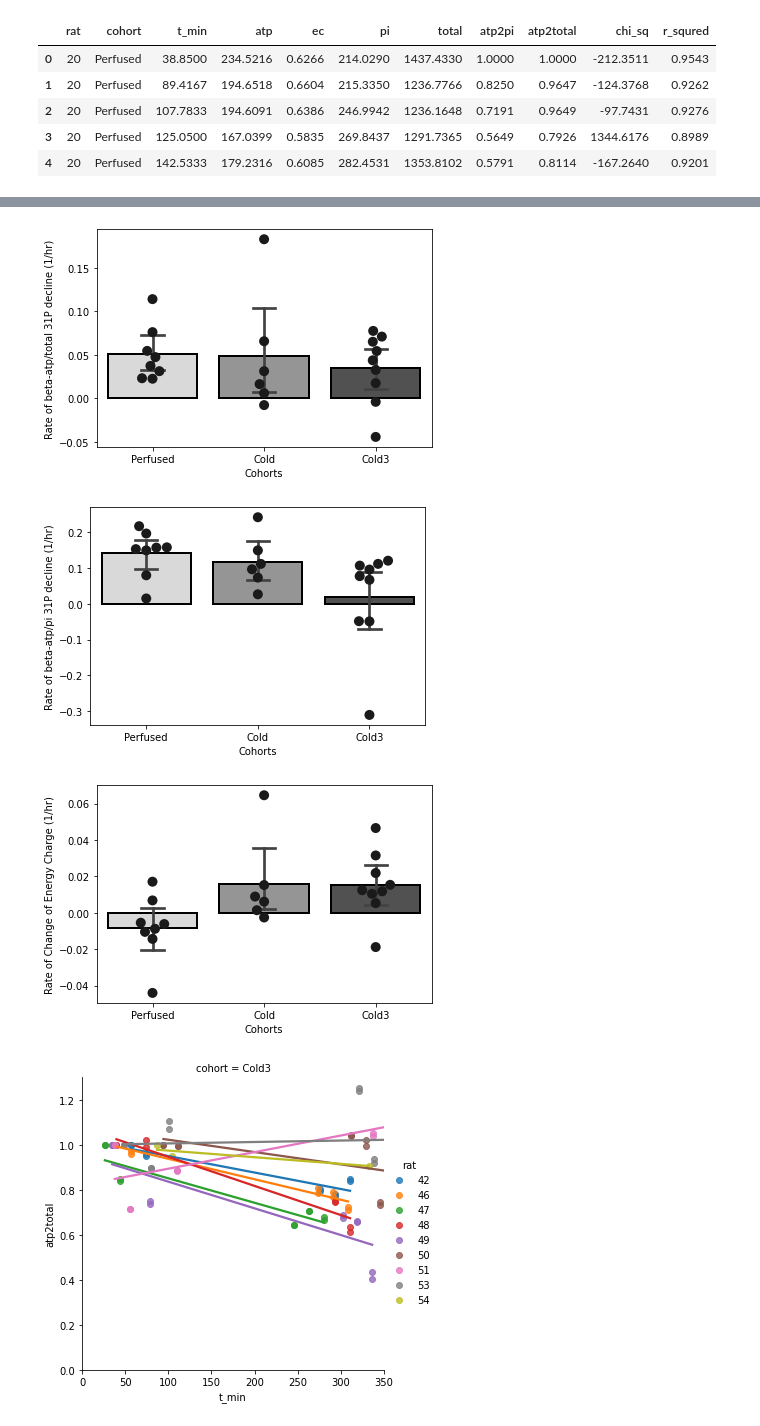
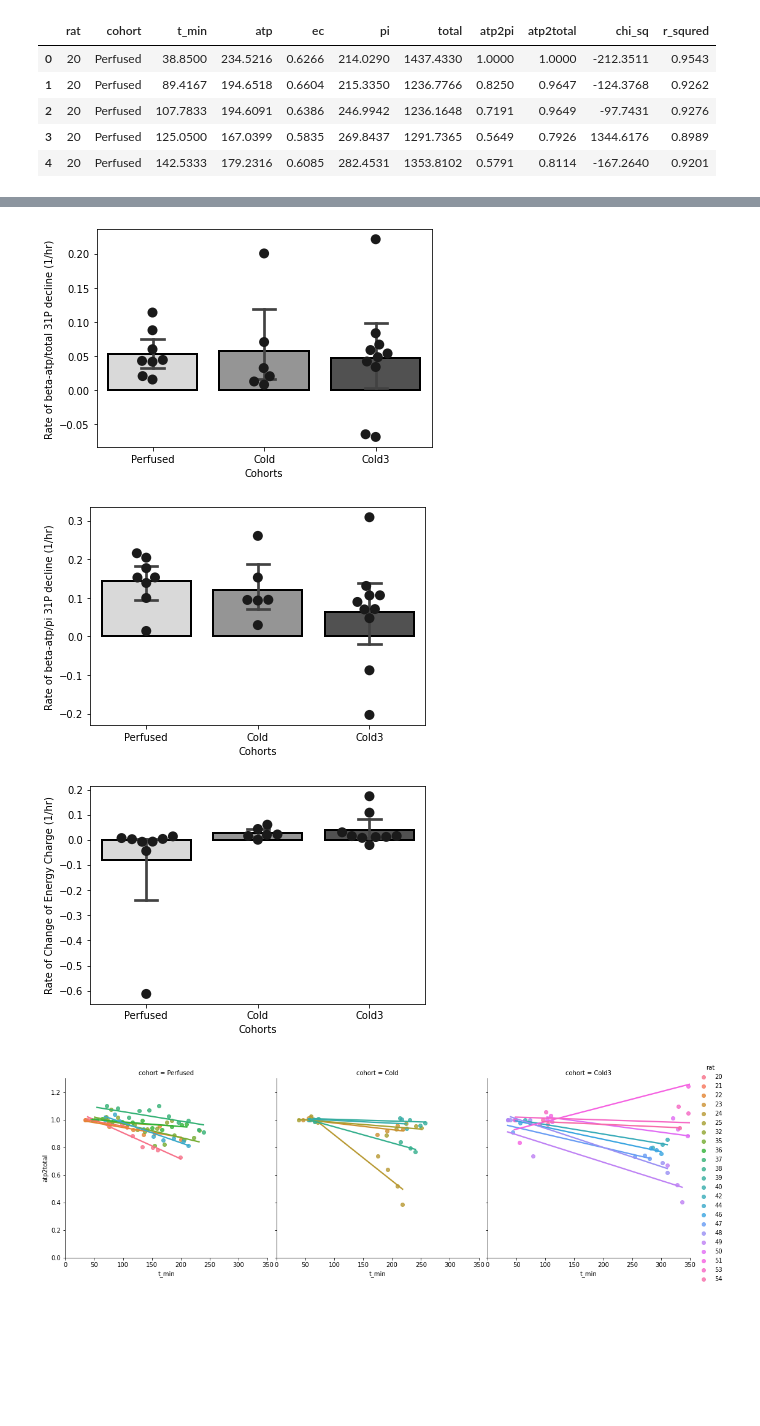
Before and after one commit to mehipour/p31_data_processing, a Jupyter notebook: nmr_summary_p31.ipynb, the cells around one changed output, grey strips where cells are left out. Drawn from its saved outputs; the diff is of its cells as text; code cells hidden in the pictures; blank space fills up the shorter version.

Commit message:
most recent data.

```diff
--- a/nmr_summary_p31.ipynb
+++ b/nmr_summary_p31.ipynb
@@ -14,7 +14,7 @@ packages imported
 # %%
 # read file
 path = '/Users/mehipour/Desktop/data/'
-file_path = path + 'R_lung_data_28-Sep-2020_lb30.csv'
+file_path = path + 'R_lung_data_01-Oct-2020_lb60.csv'
 df = pd.read_csv(file_path)
 
 # remove space from column names and values
@@ -50,7 +50,7 @@ rats = df['rat'].unique()
 df_summary = pd.DataFrame(columns=['cohort', 'slope_atp2total', 'intercept_atp2total',
                                    'slope_atp2pi', 'intercept_atp2pi', 'slope_ec', 'intercept_ec'], index=rats)
 
-df_goodfits = df[df['r_squred'] > 0]
+df_goodfits = df[df['r_squred'] > 0.9]
 
 # linear regression
 for rat in rats:
@@ -95,7 +95,7 @@ plt.ylabel('Rate of beta-atp/total 31P decline (1/hr)')
 plt.xlabel('Cohorts')
 plt.show()
 # %% [output]
-[figure, old version]
+[figure, new version]
 # %%
 # show barplots for atp2pi
 ax = sns.barplot(x='cohort', y='slope_atp2pi',
@@ -112,7 +112,7 @@ plt.ylabel('Rate of beta-atp/pi 31P decline (1/hr)')
 plt.xlabel('Cohorts')
 plt.show()
 # %% [output]
-[figure, old version]
+[figure, new version]
 # %%
 # show barplots for ec
 ax = sns.barplot(x='cohort', y='slope_ec',
@@ -129,14 +129,14 @@ plt.ylabel('Rate of Change of Energy Charge (1/hr)')
 plt.xlabel('Cohorts')
 plt.show()
 # %% [output]
-[figure, old version]
+[figure, new version]
 # %%
 # look at individual decline of atp2total vs time for each group:
 df_cold3 = df_goodfits[df_goodfits.cohort=='Cold3']
 sns.lmplot(x='t_min', y='atp2total',
-           hue='rat', col='cohort', ci=None, data=df_cold3)
+           hue='rat', col='cohort', ci=None, data=df)
 plt.xlim([0,350])
 plt.ylim([0,1.3])
 plt.show()
 # %% [output]
-[figure, old version]
+[figure, new version]
```
Also changed, not shown: parts of 8 cells of this notebook.
